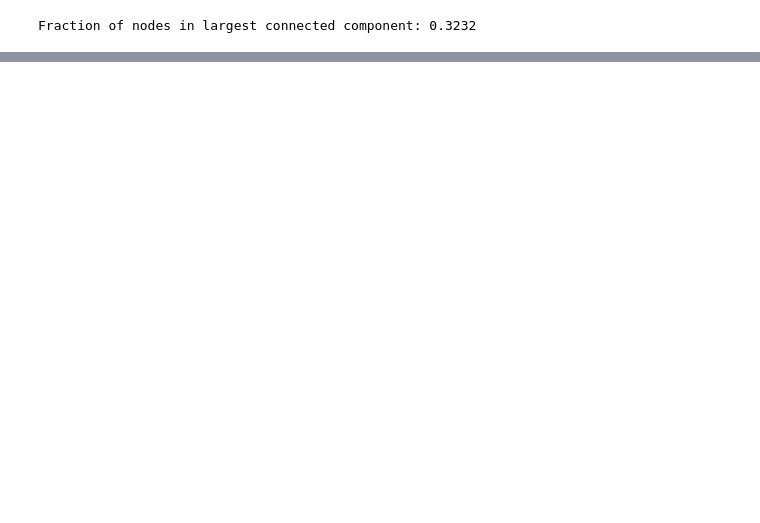
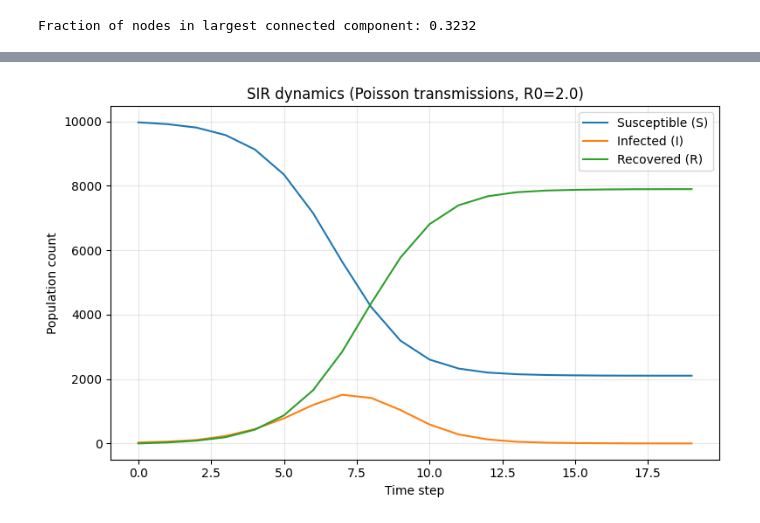
Before and after one commit to xxEthene/ST5225, a Jupyter notebook: lecture4.ipynb, the cells around one changed output, grey strips where cells are left out. Cells and saved outputs as stored; diff of their text form; code cells hidden in the pictures; blank space fills up the shorter version.

```diff
--- a/lecture4.ipynb
+++ b/lecture4.ipynb
@@ -323,0 +525,16 @@ Fraction of nodes in largest connected component: 0.3232
+# %%
+poisson_history = simulate_sir_outbreak(R0=2.0, transmission_model='poisson')
+
+fig, ax = plt.subplots(figsize=(8, 5))
+ax.plot(poisson_history.index, poisson_history['S'], label='Susceptible (S)')
+ax.plot(poisson_history.index, poisson_history['I'], label='Infected (I)')
+ax.plot(poisson_history.index, poisson_history['R'], label='Recovered (R)')
+ax.set_xlabel('Time step')
+ax.set_ylabel('Population count')
+ax.set_title('SIR dynamics (Poisson transmissions, R0=2.0)')
+ax.legend()
+ax.grid(True, alpha=0.3)
+plt.tight_layout()
+plt.show()
+# %% [output]
+[figure, added]
```
Also changed, not shown: parts of 15 cells of this notebook, 5 other files.
